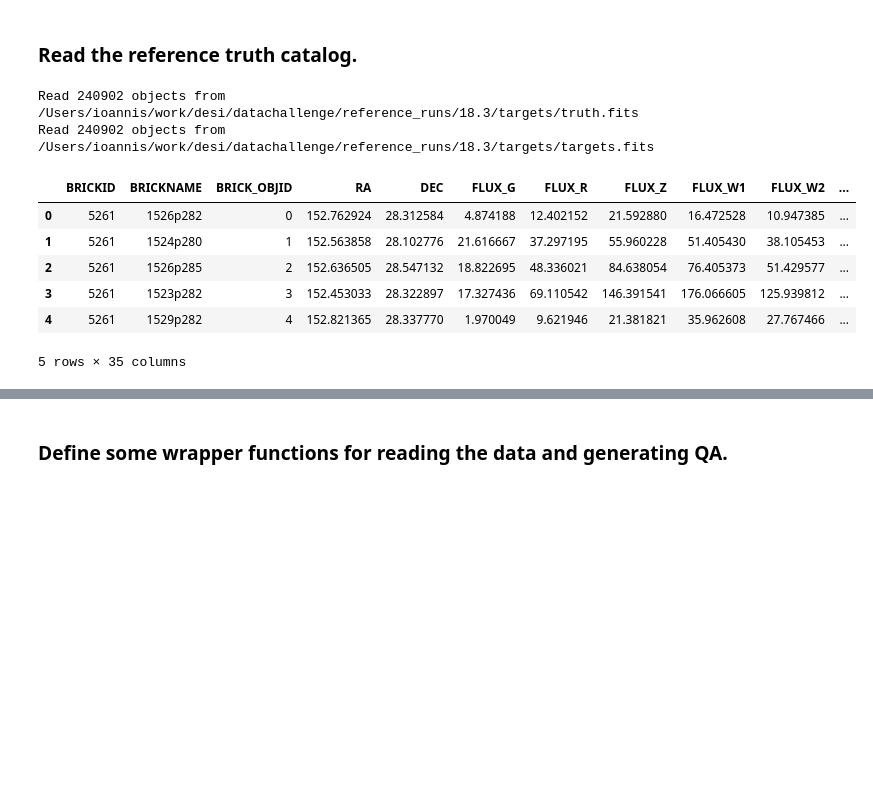
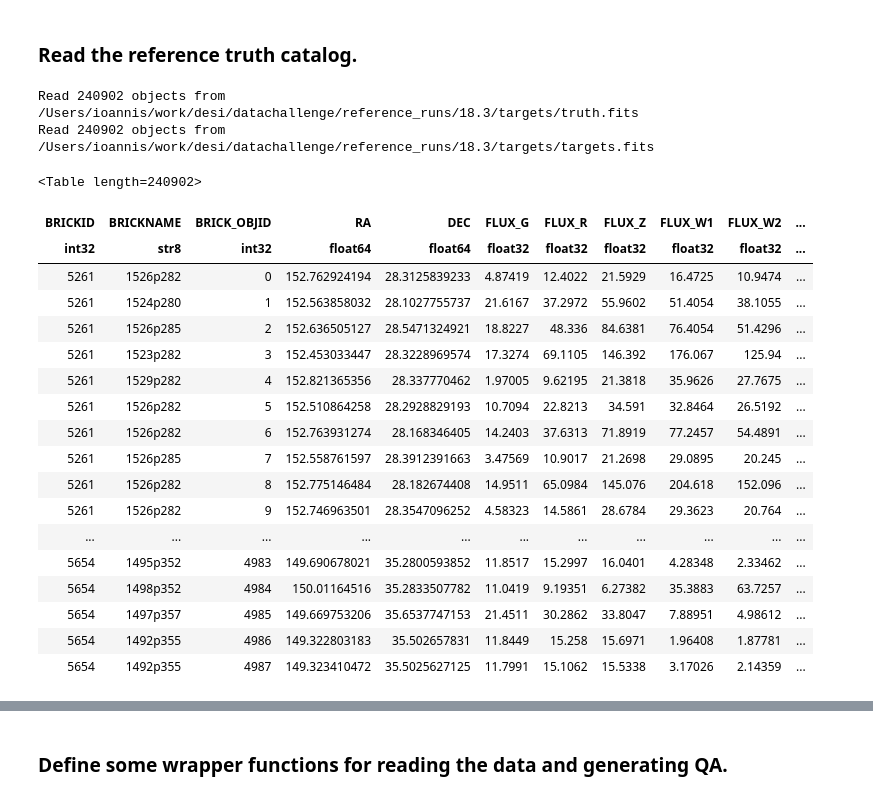
Before and after one commit to desihub/desitarget, a Jupyter notebook: doc/nb/gmm-quicksurvey.ipynb, the cells around one changed output, grey strips where cells are left out. Saved outputs shown, nothing was run; the diff lists cells and outputs as text; code cells hidden in the pictures; blank space fills up the shorter version.

```diff
--- a/doc/nb/gmm-quicksurvey.ipynb
+++ b/doc/nb/gmm-quicksurvey.ipynb
@@ -78,24 +78,36 @@ def read_targets_truth():
     truthfile = os.path.join(refdir, 'truth.fits')
     targetsfile = os.path.join(refdir, 'targets.fits')
 
-    truth = Table.read(truthfile).to_pandas()
+    truth = Table.read(truthfile)#.to_pandas()
     print('Read {} objects from {}'.format(len(truth), truthfile))
 
-    targets = Table.read(targetsfile).to_pandas()
+    targets = Table.read(targetsfile)#.to_pandas()
     print('Read {} objects from {}'.format(len(targets), targetsfile))
 
     return targets, truth
 # %%
 targets, truth = read_targets_truth()
-targets.head()
+targets
 # %% [output]
 Read 240902 objects from /Users/ioannis/work/desi/datachallenge/reference_runs/18.3/targets/truth.fits
 Read 240902 objects from /Users/ioannis/work/desi/datachallenge/reference_runs/18.3/targets/targets.fits
+<Table length=240902>
-|  | BRICKID | BRICKNAME | BRICK_OBJID | RA | DEC | FLUX_G | FLUX_R | FLUX_Z | FLUX_W1 | FLUX_W2 | ... |
-| 0 | 5261 | 1526p282 | 0 | 152.762924 | 28.312584 | 4.874188 | 12.402152 | 21.592880 | 16.472528 | 10.947385 | ... |
-| 1 | 5261 | 1524p280 | 1 | 152.563858 | 28.102776 | 21.616667 | 37.297195 | 55.960228 | 51.405430 | 38.105453 | ... |
-| 2 | 5261 | 1526p285 | 2 | 152.636505 | 28.547132 | 18.822695 | 48.336021 | 84.638054 | 76.405373 | 51.429577 | ... |
-| 3 | 5261 | 1523p282 | 3 | 152.453033 | 28.322897 | 17.327436 | 69.110542 | 146.391541 | 176.066605 | 125.939812 | ... |
-| 4 | 5261 | 1529p282 | 4 | 152.821365 | 28.337770 | 1.970049 | 9.621946 | 21.381821 | 35.962608 | 27.767466 | ... |
+| BRICKID | BRICKNAME | BRICK_OBJID | RA | DEC | FLUX_G | FLUX_R | FLUX_Z | FLUX_W1 | FLUX_W2 | ... |
+| int32 | str8 | int32 | float64 | float64 | float32 | float32 | float32 | float32 | float32 | ... |
+| 5261 | 1526p282 | 0 | 152.762924194 | 28.3125839233 | 4.87419 | 12.4022 | 21.5929 | 16.4725 | 10.9474 | ... |
+| 5261 | 1524p280 | 1 | 152.563858032 | 28.1027755737 | 21.6167 | 37.2972 | 55.9602 | 51.4054 | 38.1055 | ... |
+| 5261 | 1526p285 | 2 | 152.636505127 | 28.5471324921 | 18.8227 | 48.336 | 84.6381 | 76.4054 | 51.4296 | ... |
+| 5261 | 1523p282 | 3 | 152.453033447 | 28.3228969574 | 17.3274 | 69.1105 | 146.392 | 176.067 | 125.94 | ... |
+| 5261 | 1529p282 | 4 | 152.821365356 | 28.337770462 | 1.97005 | 9.62195 | 21.3818 | 35.9626 | 27.7675 | ... |
+| 5261 | 1526p282 | 5 | 152.510864258 | 28.2928829193 | 10.7094 | 22.8213 | 34.591 | 32.8464 | 26.5192 | ... |
+| 5261 | 1526p282 | 6 | 152.763931274 | 28.168346405 | 14.2403 | 37.6313 | 71.8919 | 77.2457 | 54.4891 | ... |
+| 5261 | 1526p285 | 7 | 152.558761597 | 28.3912391663 | 3.47569 | 10.9017 | 21.2698 | 29.0895 | 20.245 | ... |
+| 5261 | 1526p282 | 8 | 152.775146484 | 28.182674408 | 14.9511 | 65.0984 | 145.076 | 204.618 | 152.096 | ... |
+| 5261 | 1526p282 | 9 | 152.746963501 | 28.3547096252 | 4.58323 | 14.5861 | 28.6784 | 29.3623 | 20.764 | ... |
+| ... | ... | ... | ... | ... | ... | ... | ... | ... | ... | ... |
+| 5654 | 1495p352 | 4983 | 149.690678021 | 35.2800593852 | 11.8517 | 15.2997 | 16.0401 | 4.28348 | 2.33462 | ... |
+| 5654 | 1498p352 | 4984 | 150.01164516 | 35.2833507782 | 11.0419 | 9.19351 | 6.27382 | 35.3883 | 63.7257 | ... |
+| 5654 | 1497p357 | 4985 | 149.669753206 | 35.6537747153 | 21.4511 | 30.2862 | 33.8047 | 7.88951 | 4.98612 | ... |
+| 5654 | 1492p355 | 4986 | 149.322803183 | 35.502657831 | 11.8449 | 15.258 | 15.6971 | 1.96408 | 1.87781 | ... |
+| 5654 | 1492p355 | 4987 | 149.323410472 | 35.5025627125 | 11.7991 | 15.1062 | 15.5338 | 3.17026 | 2.14359 | ... |
-5 rows × 35 columns
 # %%
```
Also changed, not shown: parts of 10 cells of this notebook, 5 other files.
